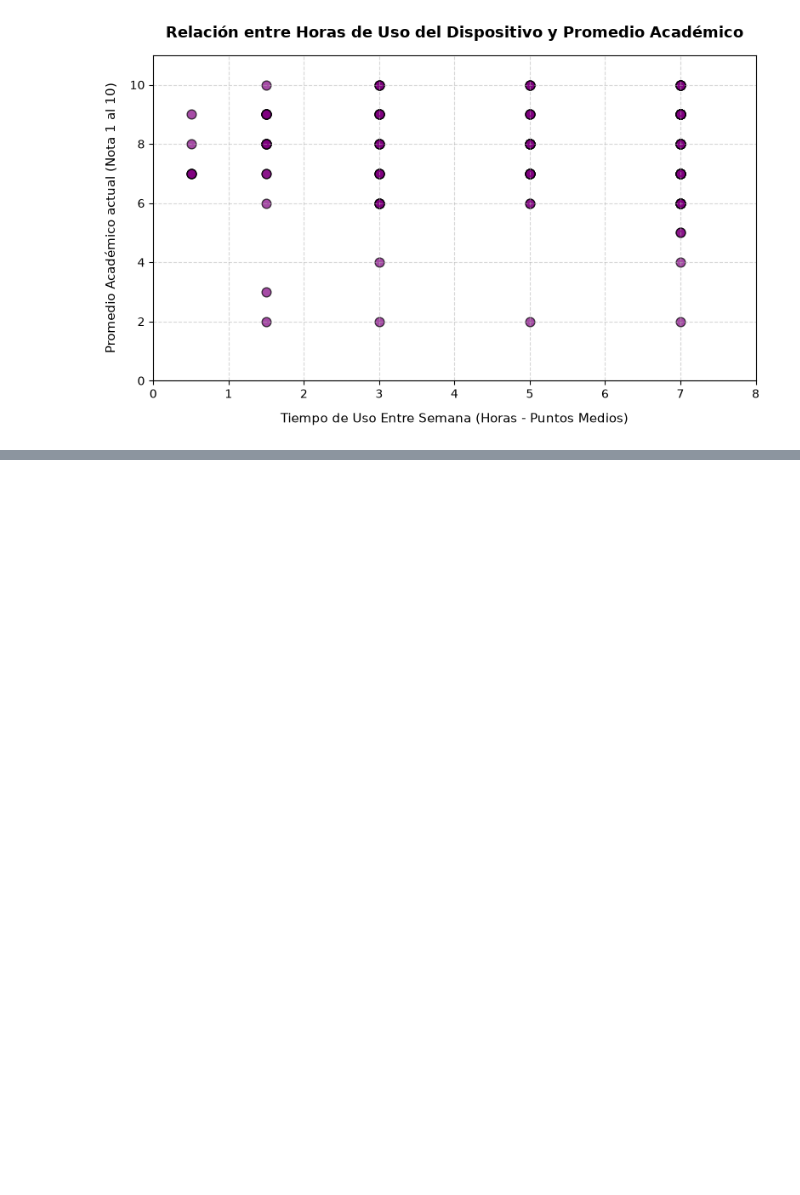
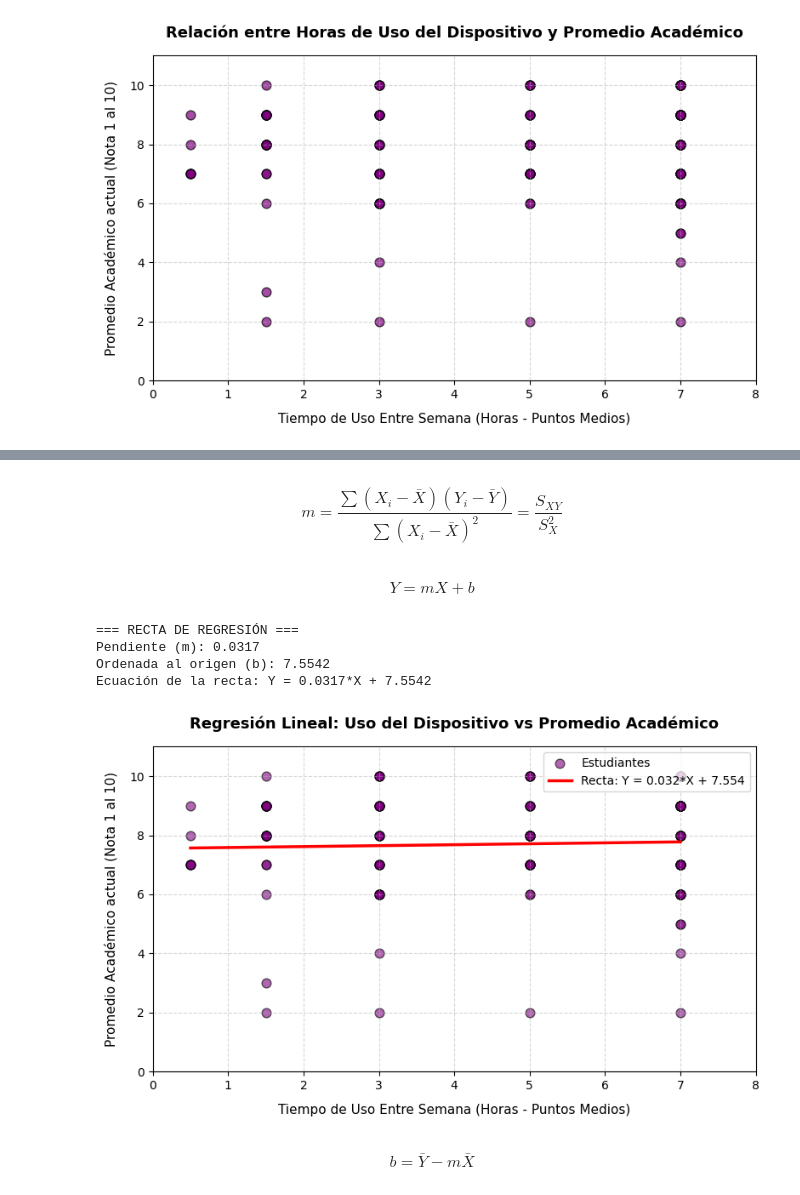
Before and after one commit to Gb020207/Benitez-Rolon-Monzon-Zaga-a-TPINTEGRADOR, a Jupyter notebook: main.ipynb, the cells around one changed output, grey strips where cells are left out. Cells and saved outputs as stored; diff of their text form; code cells hidden in the pictures; blank space fills up the shorter version.

```diff
--- a/main.ipynb
+++ b/main.ipynb
@@ -416,0 +432,55 @@ plt.show()
+# %% [markdown]
+$$m = \frac{\sum (X_i - \bar{X})(Y_i - \bar{Y})}{\sum (X_i - \bar{X})^2} = \frac{S_{XY}}{S_X^2}$$
+# %% [markdown]
+$$Y = mX + b$$
+# %%
+df_regresion = df_reducido[['Horas_De_Uso_Entre_Semana', 'Promedio_Academico']].dropna()
+
+# 2. Calcular la pendiente (m) y la ordenada al origen (b)
+m, b = np.polyfit(df_regresion['Horas_De_Uso_Entre_Semana'], df_regresion['Promedio_Academico'], 1)
+
+print("=== RECTA DE REGRESIÓN ===")
+print(f"Pendiente (m): {round(m, 4)}")
+print(f"Ordenada al origen (b): {round(b, 4)}")
+print(f"Ecuación de la recta: Y = {round(m, 4)}*X + {round(b, 4)}")
+# %% [output]
+=== RECTA DE REGRESIÓN ===
+Pendiente (m): 0.0317
+Ordenada al origen (b): 7.5542
+Ecuación de la recta: Y = 0.0317*X + 7.5542
+# %%
+df_regresion = df_reducido[['Horas_De_Uso_Entre_Semana', 'Promedio_Academico']].dropna()
+x = df_regresion['Horas_De_Uso_Entre_Semana']
+y = df_regresion['Promedio_Academico']
+
+# 2. Calcular los coeficientes de la recta (m = pendiente, b = ordenada)
+m, b = np.polyfit(x, y, 1)
+
+# 3. Crear el lienzo del gráfico
+plt.figure(figsize=(8, 5))
+
+# 4. Dibujar la nube de puntos original
+plt.scatter(x, y, color='purple', alpha=0.6, edgecolors='black', s=60, label='Estudiantes')
+
+# 5. Dibujar la recta de regresión ajustada
+# Generamos puntos en el eje X desde el mínimo al máximo para trazar la línea
+x_linea = np.linspace(x.min(), x.max(), 100)
+y_linea = m * x_linea + b
+plt.plot(x_linea, y_linea, color='red', linestyle='-', linewidth=2.5, label=f'Recta: Y = {round(m,3)}*X + {round(b,3)}')
+
+# 6. Personalización de etiquetas, escalas y leyendas
+plt.title('Regresión Lineal: Uso del Dispositivo vs Promedio Académico', fontsize=13, pad=15, fontweight='bold')
+plt.xlabel('Tiempo de Uso Entre Semana (Horas - Puntos Medios)', fontsize=11, labelpad=10)
+plt.ylabel('Promedio Académico actual (Nota 1 al 10)', fontsize=11, labelpad=10)
+
+plt.grid(True, linestyle='--', alpha=0.5)
+plt.xlim(0, 8)
+plt.ylim(0, 11)
+plt.legend(loc='upper right', fontsize=10) # Muestra el cuadro explicativo de qué es cada color
+
+plt.tight_layout()
+plt.show()
+# %% [output]
+[figure, added]
+# %% [markdown]
+$$b = \bar{Y} - m\bar{X}$$
```
Also changed, not shown: parts of 11 cells of this notebook.
